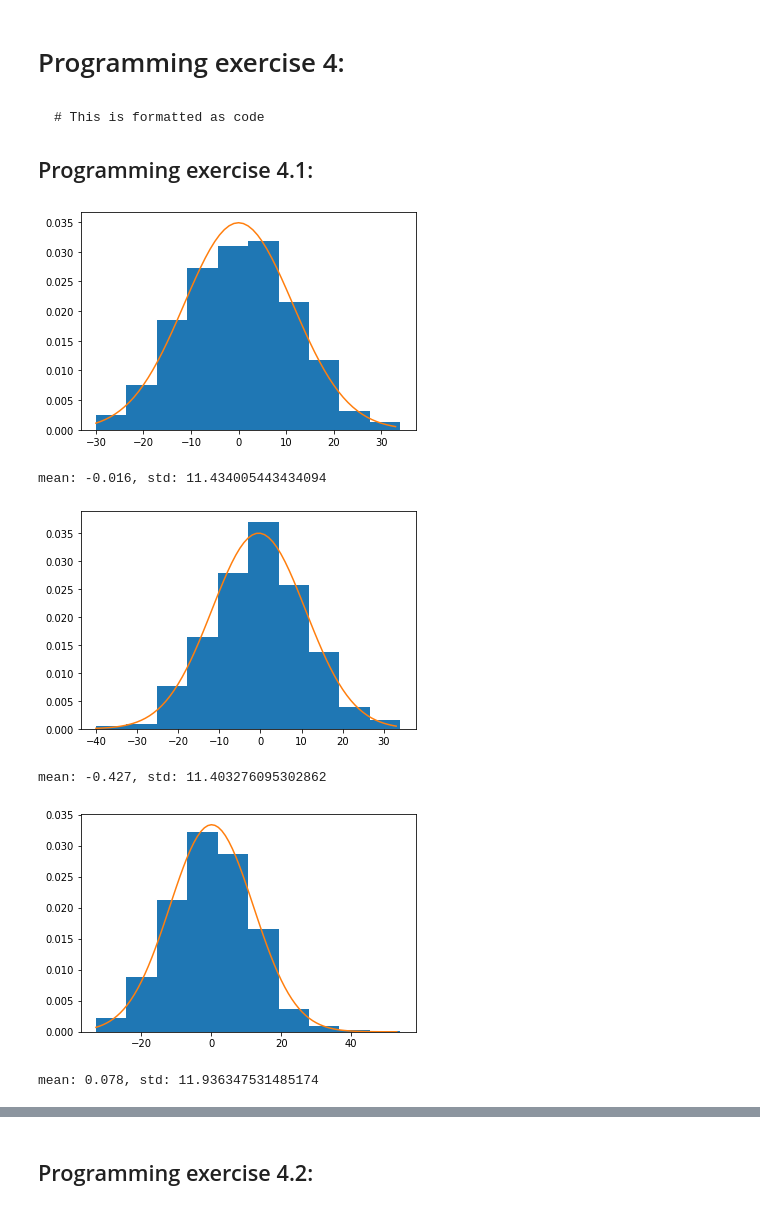
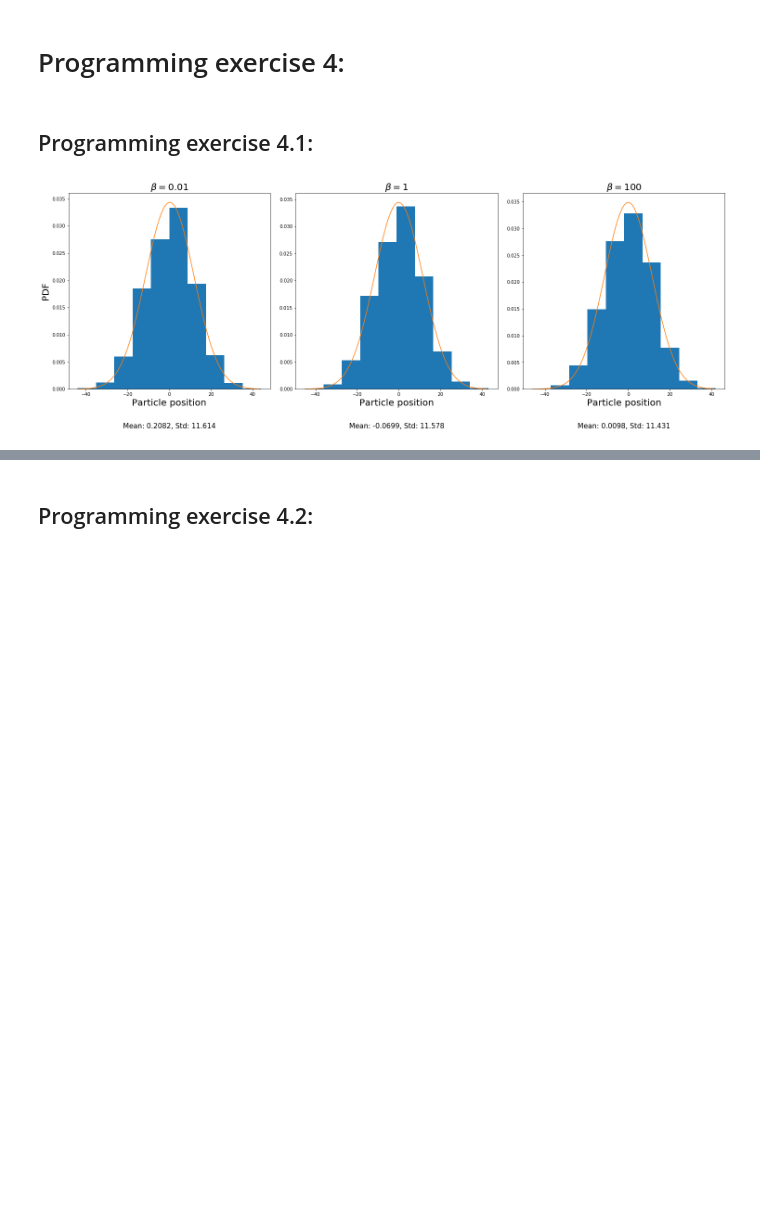
Before and after one commit to alexaoh/TMA4320, a Jupyter notebook: Project1/Vitber_prosjekt1(7).ipynb, the cells around one changed output, grey strips where cells are left out. Saved outputs shown, nothing was run; the diff lists cells and outputs as text; code cells hidden in the pictures; blank space fills up the shorter version.

````diff
--- a/Project1/Vitber_prosjekt1(7).ipynb
+++ b/Project1/Vitber_prosjekt1(7).ipynb
@@ -156,28 +213,18 @@ def plot_normhist(result):
 # %% [markdown]
 
 
-```
-# This is formatted as code
-```
-
 ## Programming exercise 4.1:
 # %%
 # Potential number one, the constant k is with betaAndK in getResult
 @jit(nopython=True)
 def V_1(x):
     return 1
 
-plot_normhist(get_result(V_1,beta_k[0]))
-plot_normhist(get_result(V_1,beta_k[1]))
-plot_normhist(get_result(V_1,beta_k[2]))
-## Ser at grafene til V_1 er uavh. av verdien til betaAndK, altså uavhengig av den termiske energien.
-## Det er fordi at å plusse på en konstant til en random walk prosess er bare som å øke den totale energien for alle partiklene og vil ikke endre utfallet av prosessen, men kanskje tiden det tar.
+result1 = get_result(V_1,beta_k[0])
+result2 = get_result(V_1,beta_k[1])
+result3 = get_result(V_1,beta_k[2])
+plot_normhist(result1, result2, result3)
 # %% [output]
-[figure, old version]
+[figure, new version]
-mean: -0.016, std: 11.434005443434094
-[figure, removed]
-mean: -0.427, std: 11.403276095302862
-[figure, removed]
-mean: 0.078, std: 11.936347531485174
 # %% [markdown]
 ### Discussion 4.1
````
Also changed, not shown: parts of 18 cells of this notebook.
